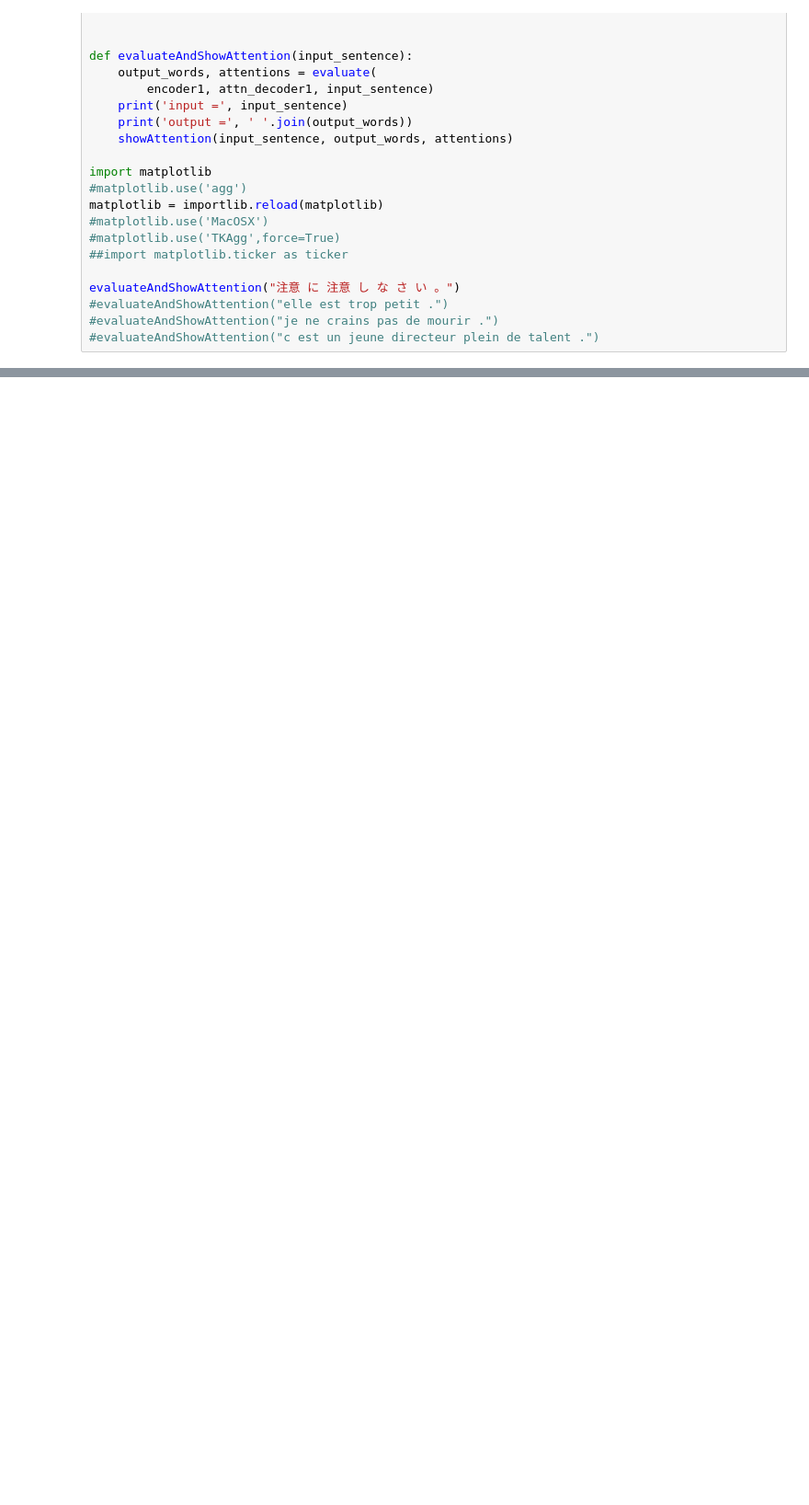
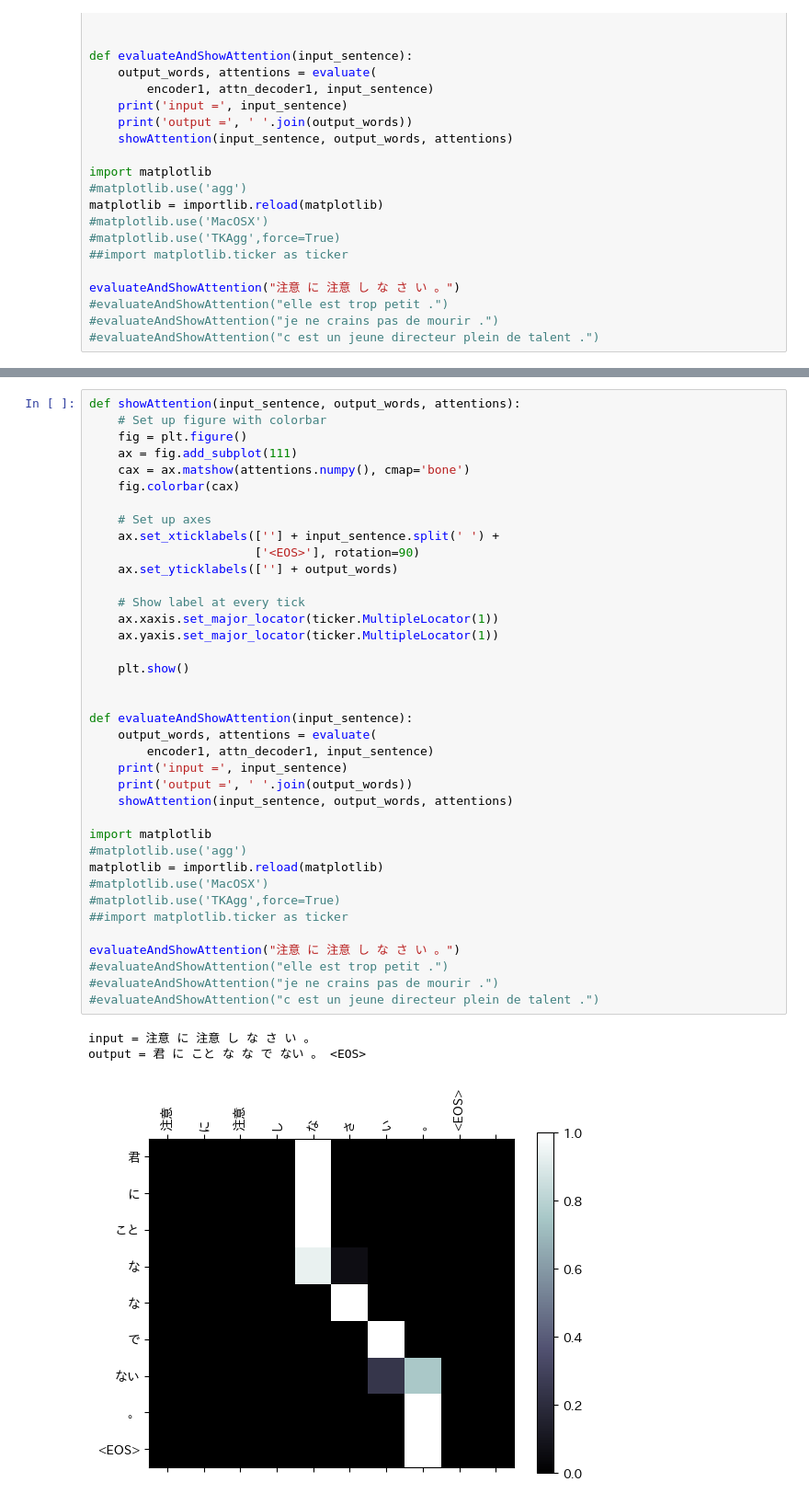
Before and after one commit to project-ccap/project-ccap.github.io, a Jupyter notebook: 2022notebooks/2022_0117ccap_seq2seq_translation_tutorial.ipynb, the cells around one changed output, grey strips where cells are left out. Shown at 92% size. Drawn from its saved outputs; the diff is of its cells as text; blank space fills up the shorter version.

```diff
--- a/2022notebooks/2022_0117ccap_seq2seq_translation_tutorial.ipynb
+++ b/2022notebooks/2022_0117ccap_seq2seq_translation_tutorial.ipynb
@@ -1340,0 +1809,42 @@ evaluateAndShowAttention("注意 に 注意 し な さ い 。")
+# %%
+def showAttention(input_sentence, output_words, attentions):
+    # Set up figure with colorbar
+    fig = plt.figure()
+    ax = fig.add_subplot(111)
+    cax = ax.matshow(attentions.numpy(), cmap='bone')
+    fig.colorbar(cax)
+
+    # Set up axes
+    ax.set_xticklabels([''] + input_sentence.split(' ') +
+                       ['<EOS>'], rotation=90)
+    ax.set_yticklabels([''] + output_words)
+
+    # Show label at every tick
+    ax.xaxis.set_major_locator(ticker.MultipleLocator(1))
+    ax.yaxis.set_major_locator(ticker.MultipleLocator(1))
+
+    plt.show()
+
+
+def evaluateAndShowAttention(input_sentence):
+    output_words, attentions = evaluate(
+        encoder1, attn_decoder1, input_sentence)
+    print('input =', input_sentence)
+    print('output =', ' '.join(output_words))
+    showAttention(input_sentence, output_words, attentions)
+
+import matplotlib
+#matplotlib.use('agg')
+matplotlib = importlib.reload(matplotlib)
+#matplotlib.use('MacOSX')
+#matplotlib.use('TKAgg',force=True)
+##import matplotlib.ticker as ticker
+
+evaluateAndShowAttention("注意 に 注意 し な さ い 。")
+#evaluateAndShowAttention("elle est trop petit .")
+#evaluateAndShowAttention("je ne crains pas de mourir .")
+#evaluateAndShowAttention("c est un jeune directeur plein de talent .")
+# %% [output]
+input = 注意 に 注意 し な さ い 。
+output = 君 に こと な な で ない 。 <EOS>
+[figure, added]
```
Also changed, not shown: parts of 55 cells of this notebook.
